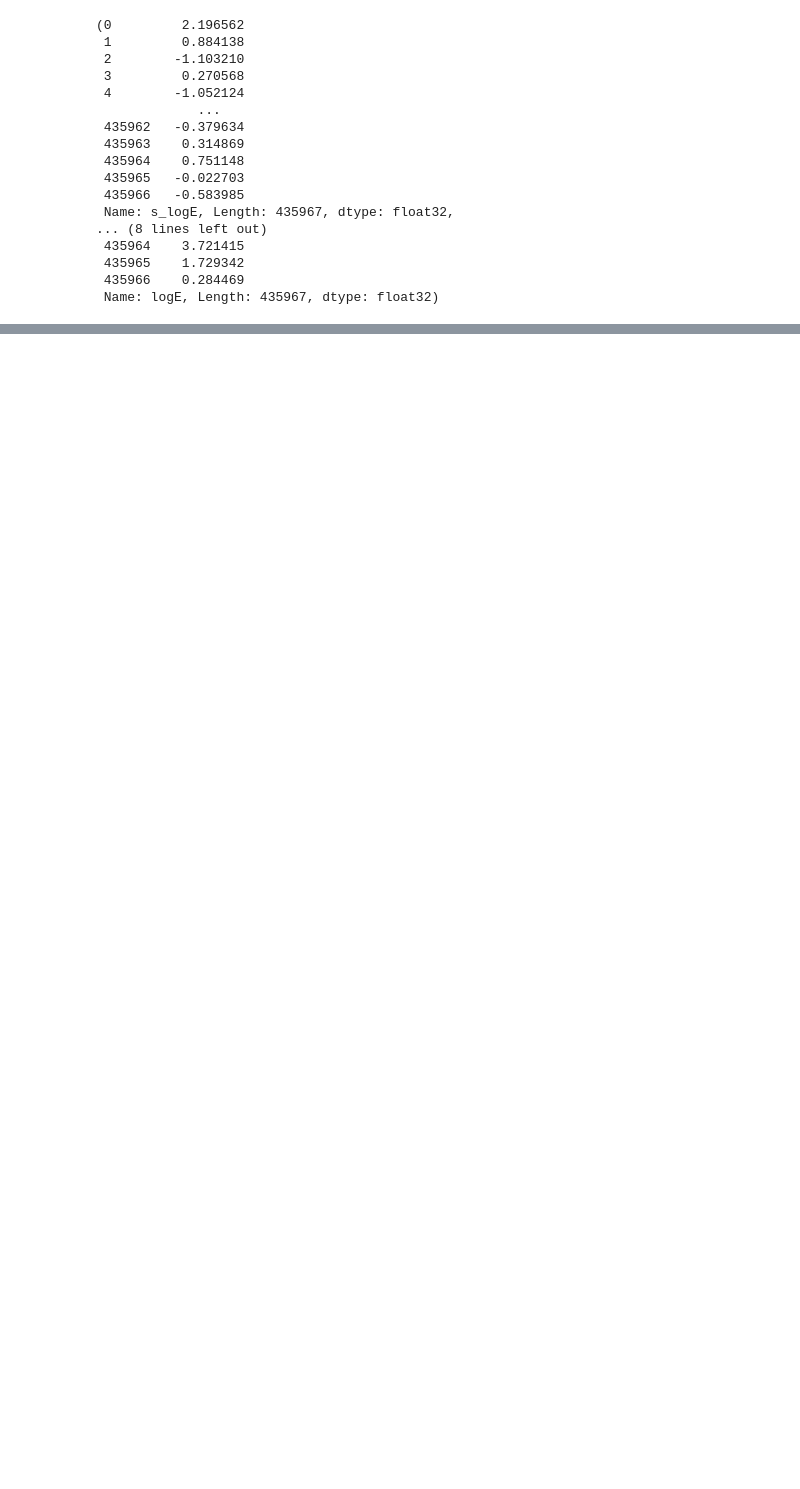
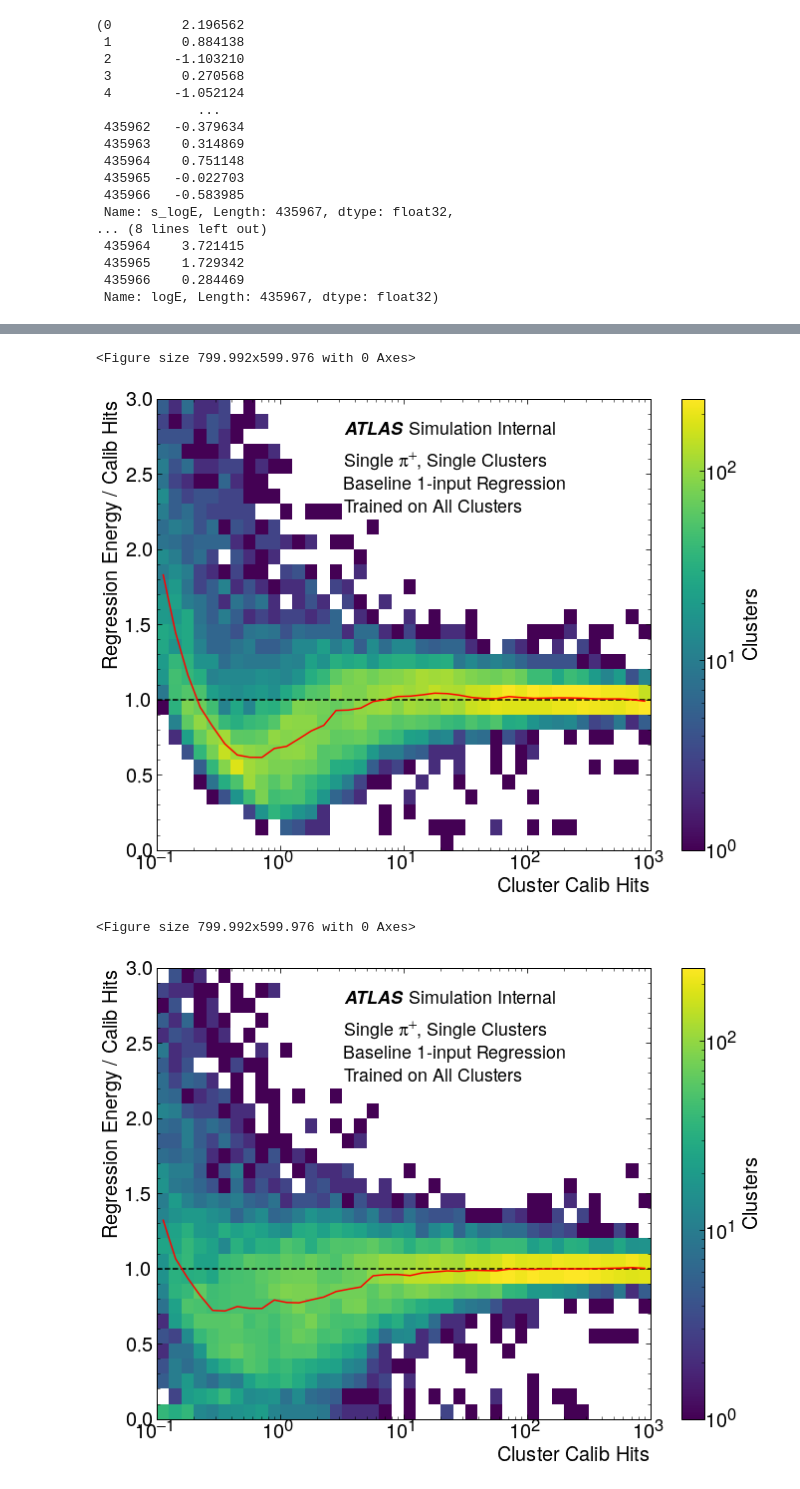
Before and after one commit to KaelaDouglas/LCStudies, a Jupyter notebook: regression/Week2_KaelaRegression.ipynb, the cells around one changed output, grey strips where cells are left out. Drawn from its saved outputs; the diff is of its cells as text; code cells hidden in the pictures; blank space fills up the shorter version.

```diff
--- a/regression/Week2_KaelaRegression.ipynb
+++ b/regression/Week2_KaelaRegression.ipynb
@@ -216,0 +249,24 @@ plt.legend()
+# %%
+#for 100 nodes
+xcenter, medRegSingle = ru.responsePlot(pp[pp.test & pp.Single].cluster_ENG_CALIB_TOT,
+                      pp[pp.test & pp.Single].predict_base_EoverCalib,
+                      figfile = './hist_2D_calib_vs_ratioReg_pp_profile_Single.pdf', statistic = 'median',
+                      xlabel = 'Cluster Calib Hits', ylabel = 'Regression Energy / Calib Hits',
+                      atlas_x = 0.38, atlas_y = 0.95, simulation = True,
+                      textlist = [{'x': 0.38, 'y': 0.85, 'text': 'Single $\pi^{+}$, Single Clusters'},
+                                  {'x': 0.38, 'y': 0.8,  'text': 'Baseline 1-input Regression'},
+                                  {'x': 0.38, 'y': 0.75, 'text': 'Trained on All Clusters'}])
+
+xcenterw, medRegSinglew = ru.responsePlot(pp[pp.test & pp.Single].cluster_ENG_CALIB_TOT,
+                      pp[pp.test & pp.Single].predict_base_wlcin_EoverCalib,
+                      figfile = './hist_2D_calib_vs_ratioReg_pp_profile_Single.pdf', statistic = 'median',
+                      xlabel = 'Cluster Calib Hits', ylabel = 'Regression Energy / Calib Hits',
+                      atlas_x = 0.38, atlas_y = 0.95, simulation = True,
+                      textlist = [{'x': 0.38, 'y': 0.85, 'text': 'Single $\pi^{+}$, Single Clusters'},
+                                  {'x': 0.38, 'y': 0.8,  'text': 'Baseline 1-input Regression'},
+                                  {'x': 0.38, 'y': 0.75, 'text': 'Trained on All Clusters'}])
+# %% [output]
+<Figure size 799.992x599.976 with 0 Axes>
+[figure, added]
+<Figure size 799.992x599.976 with 0 Axes>
+[figure, added]
```
Also changed, not shown: parts of 14 cells of this notebook, 13 other files.
